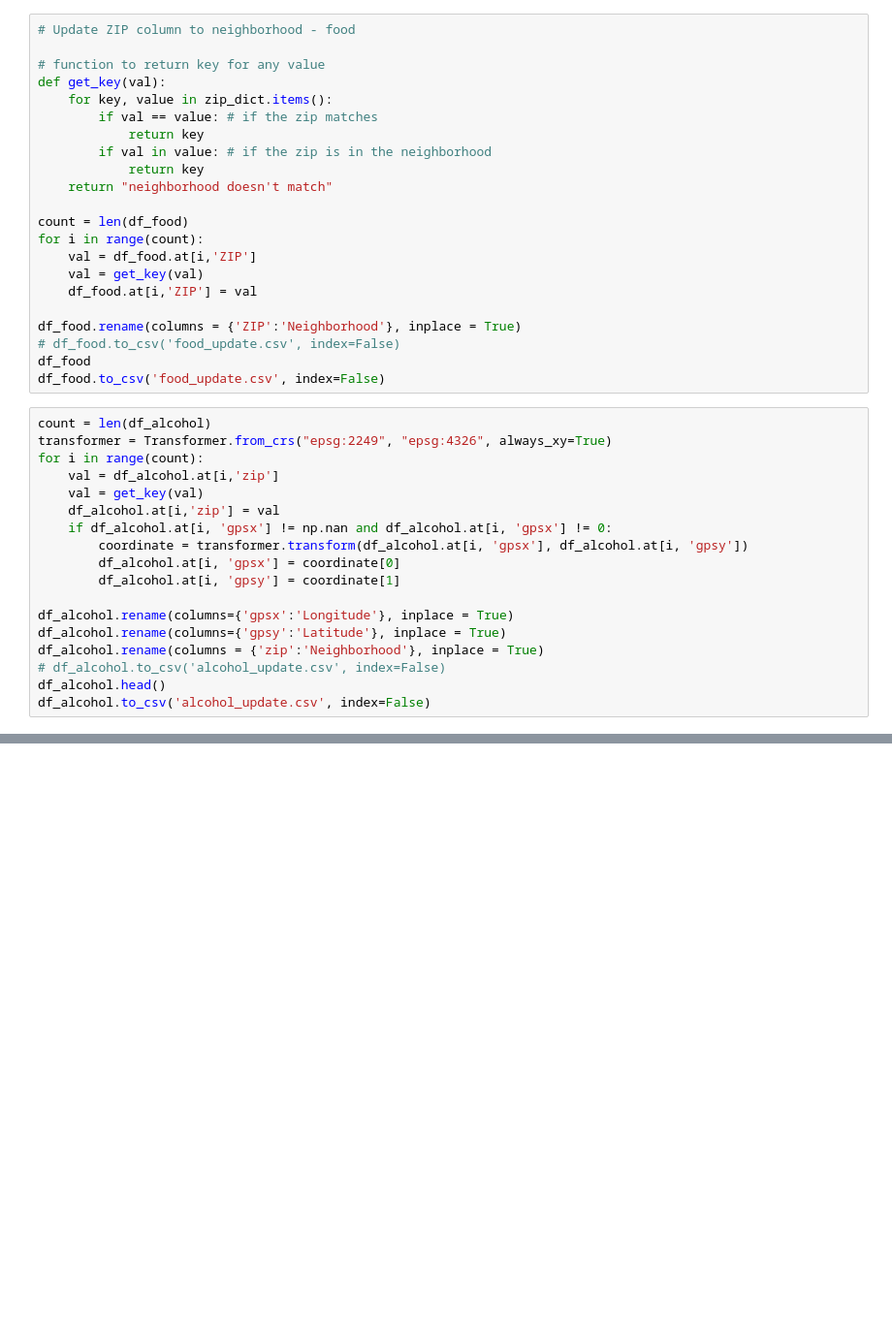
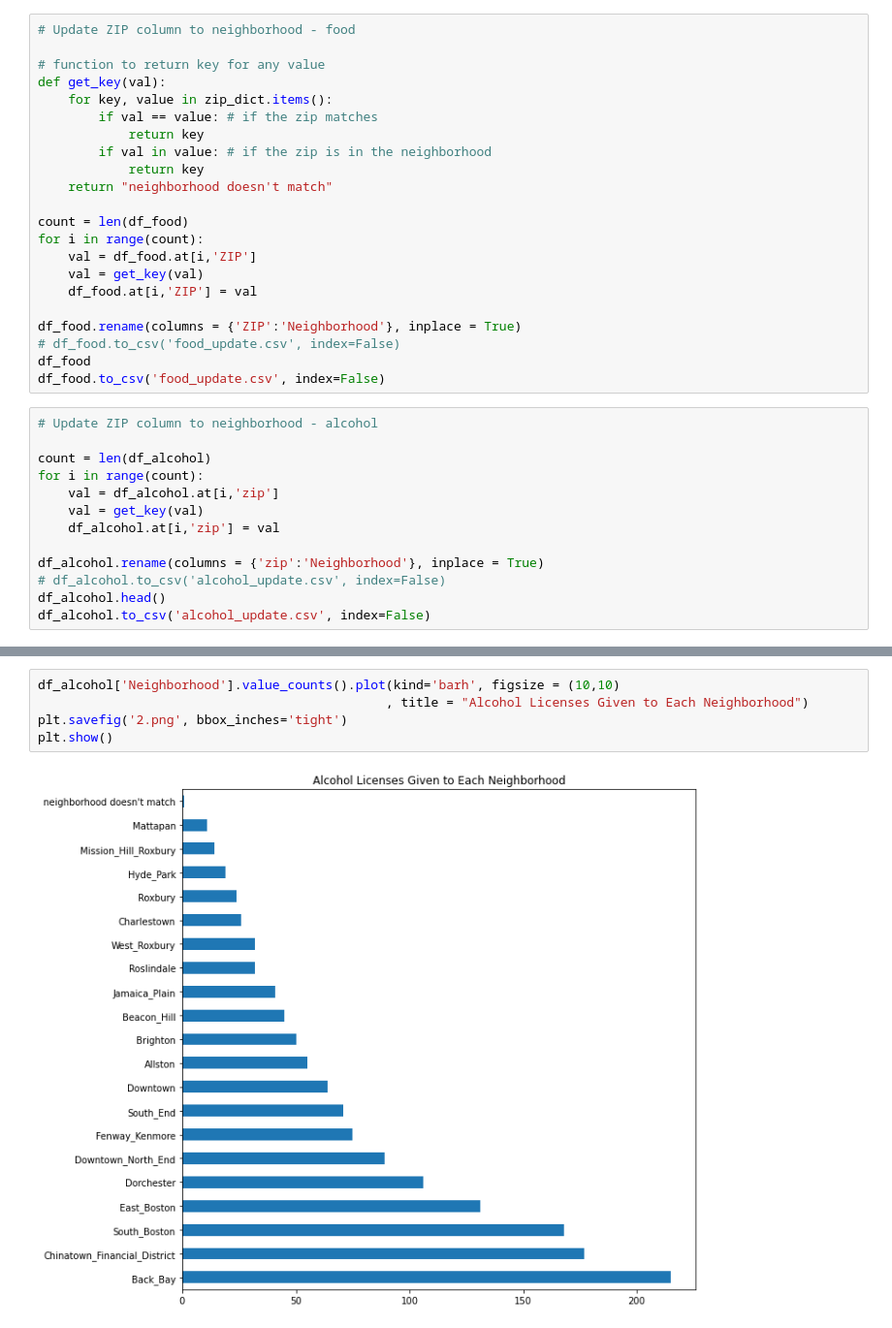
Before and after one commit to BU-Spark/ds-councilor-mejia-city-services, a Jupyter notebook: fall22-team-4/Deliverable_1.ipynb, the cells around one changed output, grey strips where cells are left out. Shown: that part at 97% size. Saved outputs shown, nothing was run; the diff lists cells and outputs as text; blank space fills up the shorter version.

```diff
--- a/fall22-team-4/Deliverable_1.ipynb
+++ b/fall22-team-4/Deliverable_1.ipynb
@@ -169,19 +169,14 @@ df_food.rename(columns = {'ZIP':'Neighborhood'}, inplace = True)
 df_food
 df_food.to_csv('food_update.csv', index=False)
 # %%
+# Update ZIP column to neighborhood - alcohol
+
 count = len(df_alcohol)
-transformer = Transformer.from_crs("epsg:2249", "epsg:4326", always_xy=True)
 for i in range(count):
     val = df_alcohol.at[i,'zip']
     val = get_key(val)
     df_alcohol.at[i,'zip'] = val
-    if df_alcohol.at[i, 'gpsx'] != np.nan and df_alcohol.at[i, 'gpsx'] != 0:
-        coordinate = transformer.transform(df_alcohol.at[i, 'gpsx'], df_alcohol.at[i, 'gpsy'])
-        df_alcohol.at[i, 'gpsx'] = coordinate[0]
-        df_alcohol.at[i, 'gpsy'] = coordinate[1]
 
-df_alcohol.rename(columns={'gpsx':'Longitude'}, inplace = True)
-df_alcohol.rename(columns={'gpsy':'Latitude'}, inplace = True)
 df_alcohol.rename(columns = {'zip':'Neighborhood'}, inplace = True)
 # df_alcohol.to_csv('alcohol_update.csv', index=False)
 df_alcohol.head()
@@ -240,0 +227,7 @@ m.save('consumers_heatmap.html')
+# %%
+df_alcohol['Neighborhood'].value_counts().plot(kind='barh', figsize = (10,10)
+                                              , title = "Alcohol Licenses Given to Each Neighborhood")
+plt.savefig('2.png', bbox_inches='tight')
+plt.show()
+# %% [output]
+[figure, added]
```
Also changed, not shown: parts of 14 cells of this notebook, 13 other files.
